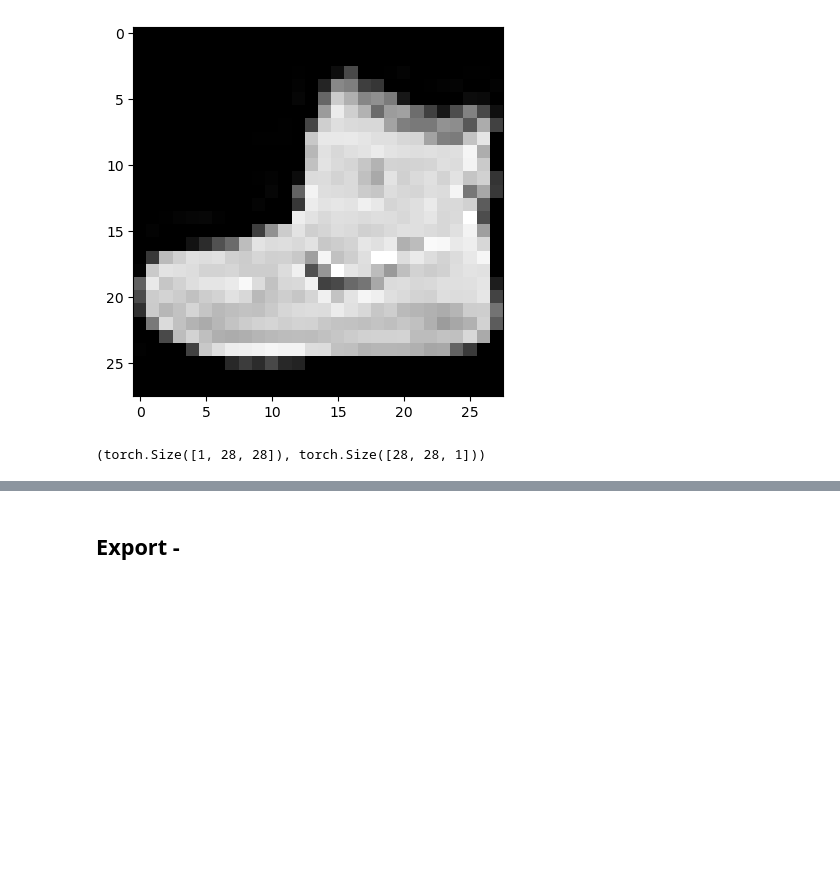
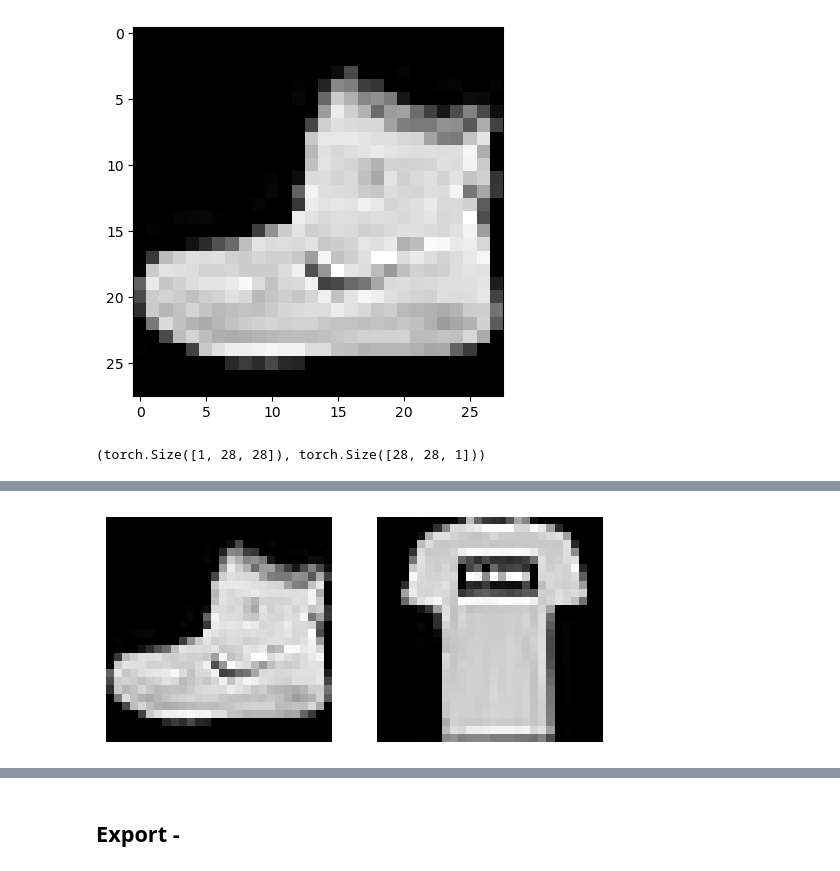
Before and after one commit to ForBo7/xiaoai, a Jupyter notebook: nbs/00_core.ipynb, the cells around one changed output, grey strips where cells are left out. Drawn from its saved outputs; the diff is of its cells as text; code cells hidden in the pictures; blank space fills up the shorter version.

```diff
--- a/nbs/00_core.ipynb
+++ b/nbs/00_core.ipynb
@@ -388,0 +460,6 @@ img.shape, img.permute(1,2,0).shape
+# %%
+fig,axs = plt.subplots(1,2)
+show_image(img,axs[0])
+show_image(trn[x][1], axs[1]);
+# %% [output]
+[figure, added]
```
Also changed, not shown: parts of 26 cells of this notebook, 2 other files.
